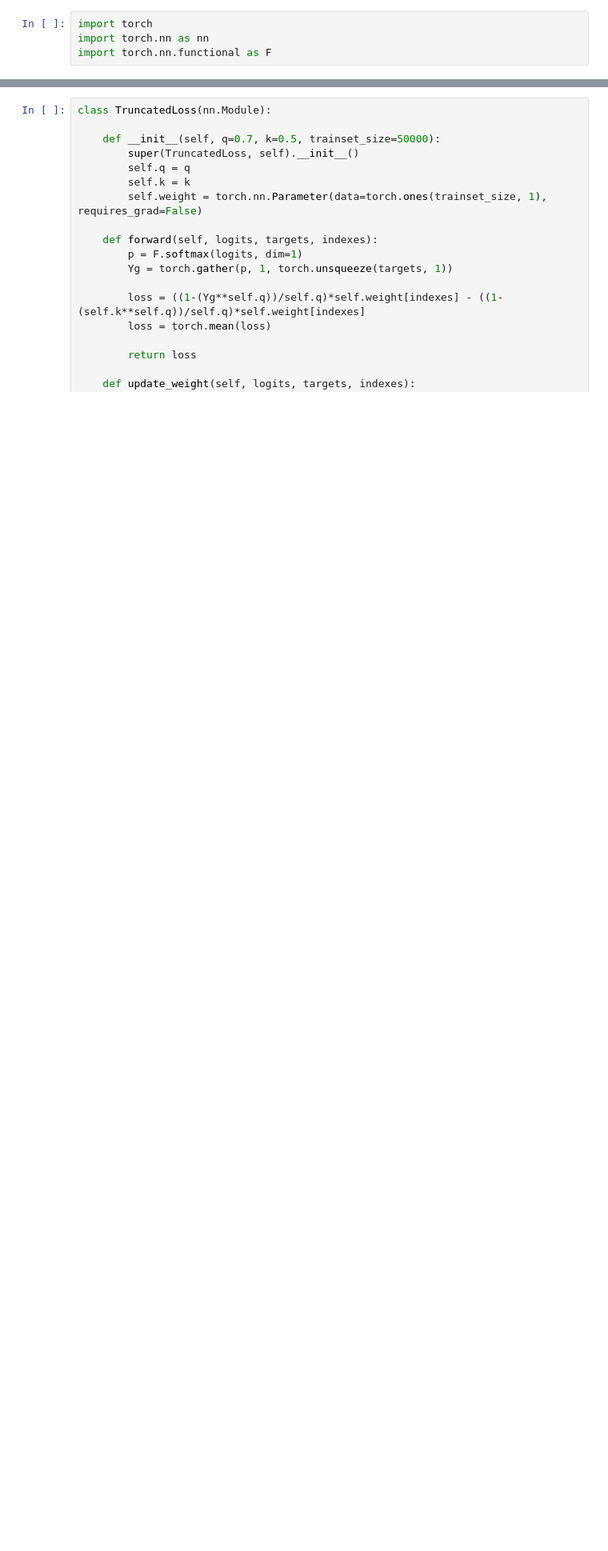
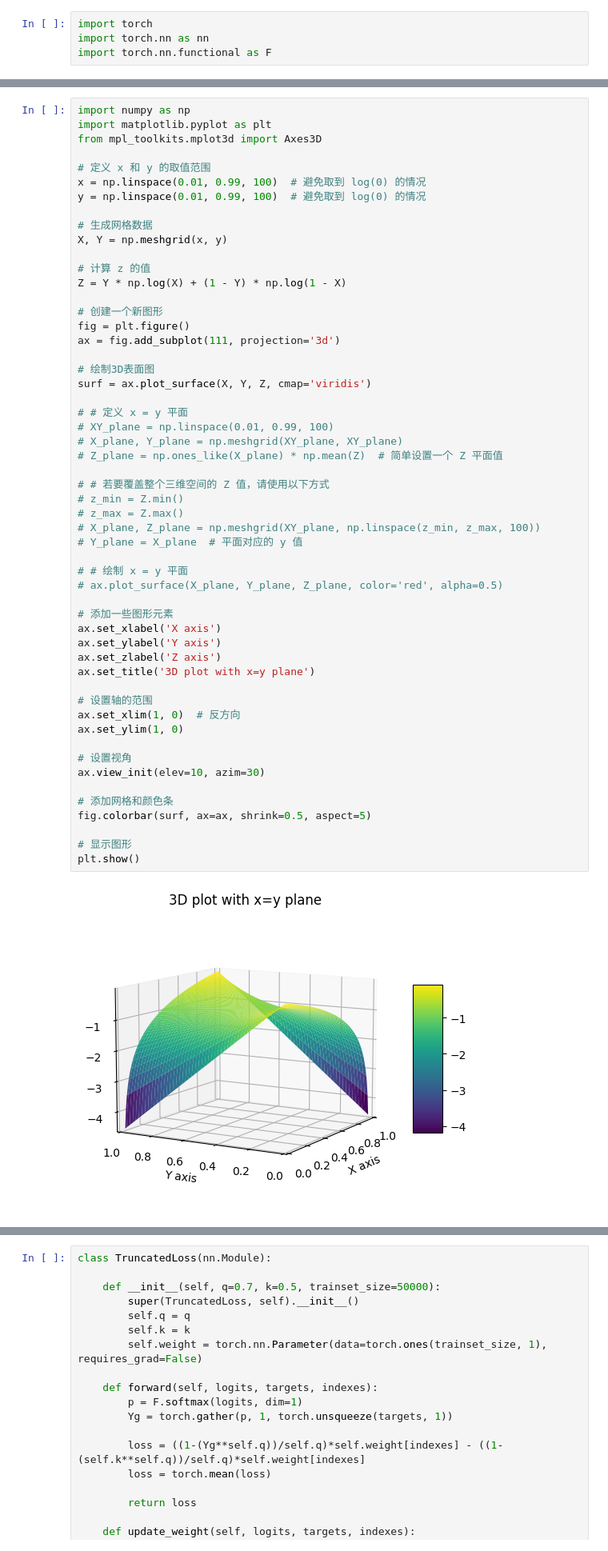
Before and after one commit to ironmanfcf/fcfmmdet, a Jupyter notebook: zzz_trail.ipynb, the cells around one changed output, grey strips where cells are left out. Shown: that part at 80% size. Saved outputs shown, nothing was run; the diff lists cells and outputs as text; blank space fills up the shorter version.

```diff
--- a/zzz_trail.ipynb
+++ b/zzz_trail.ipynb
@@ -10,0 +14,56 @@ print (loss)
+# %%
+import numpy as np
+import matplotlib.pyplot as plt
+from mpl_toolkits.mplot3d import Axes3D
+
+# 定义 x 和 y 的取值范围
+x = np.linspace(0.01, 0.99, 100)  # 避免取到 log(0) 的情况
+y = np.linspace(0.01, 0.99, 100)  # 避免取到 log(0) 的情况
+
+# 生成网格数据
+X, Y = np.meshgrid(x, y)
+
+# 计算 z 的值
+Z = Y * np.log(X) + (1 - Y) * np.log(1 - X)
+
+# 创建一个新图形
+fig = plt.figure()
+ax = fig.add_subplot(111, projection='3d')
+
+# 绘制3D表面图
+surf = ax.plot_surface(X, Y, Z, cmap='viridis')
+
+# # 定义 x = y 平面
+# XY_plane = np.linspace(0.01, 0.99, 100)
+# X_plane, Y_plane = np.meshgrid(XY_plane, XY_plane)
+# Z_plane = np.ones_like(X_plane) * np.mean(Z)  # 简单设置一个 Z 平面值
+
+# # 若要覆盖整个三维空间的 Z 值，请使用以下方式
+# z_min = Z.min()
+# z_max = Z.max()
+# X_plane, Z_plane = np.meshgrid(XY_plane, np.linspace(z_min, z_max, 100))
+# Y_plane = X_plane  # 平面对应的 y 值
+
+# # 绘制 x = y 平面
+# ax.plot_surface(X_plane, Y_plane, Z_plane, color='red', alpha=0.5)
+
+# 添加一些图形元素
+ax.set_xlabel('X axis')
+ax.set_ylabel('Y axis')
+ax.set_zlabel('Z axis')
+ax.set_title('3D plot with x=y plane')
+
+# 设置轴的范围
+ax.set_xlim(1, 0)  # 反方向
+ax.set_ylim(1, 0)
+
+# 设置视角
+ax.view_init(elev=10, azim=30)
+
+# 添加网格和颜色条
+fig.colorbar(surf, ax=ax, shrink=0.5, aspect=5)
+
+# 显示图形
+plt.show()
+# %% [output]
+[figure, added]
```
Also changed, not shown: parts of 3 cells of this notebook.
